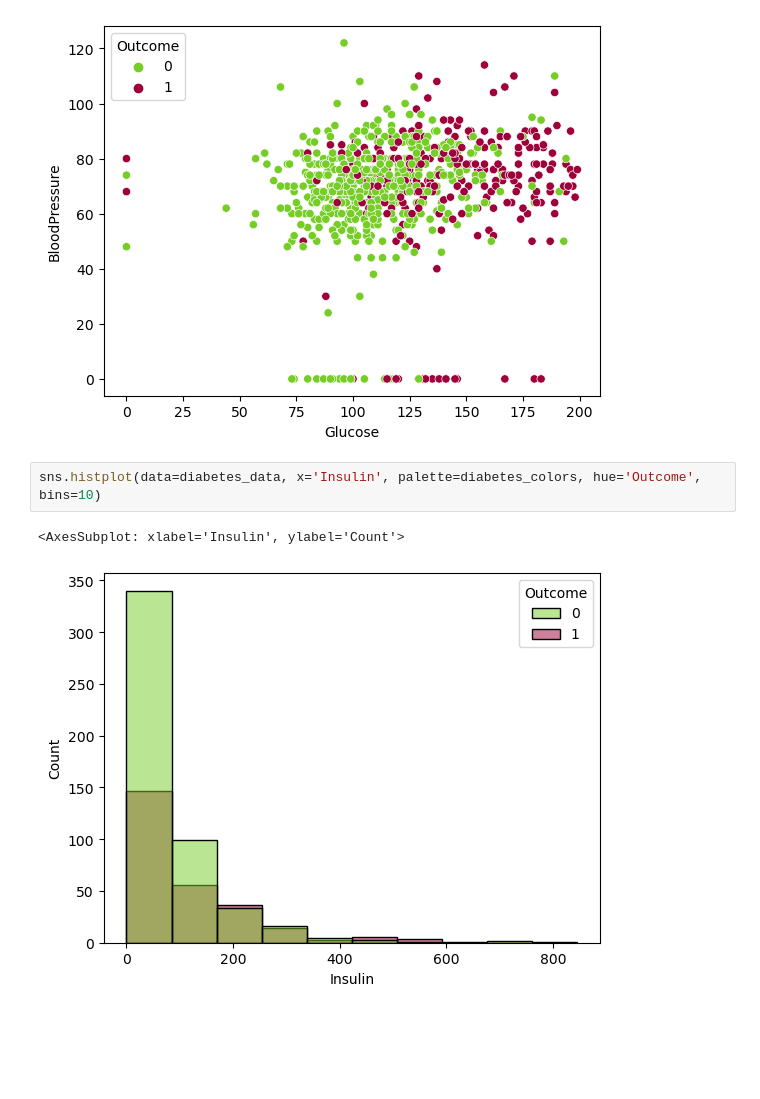
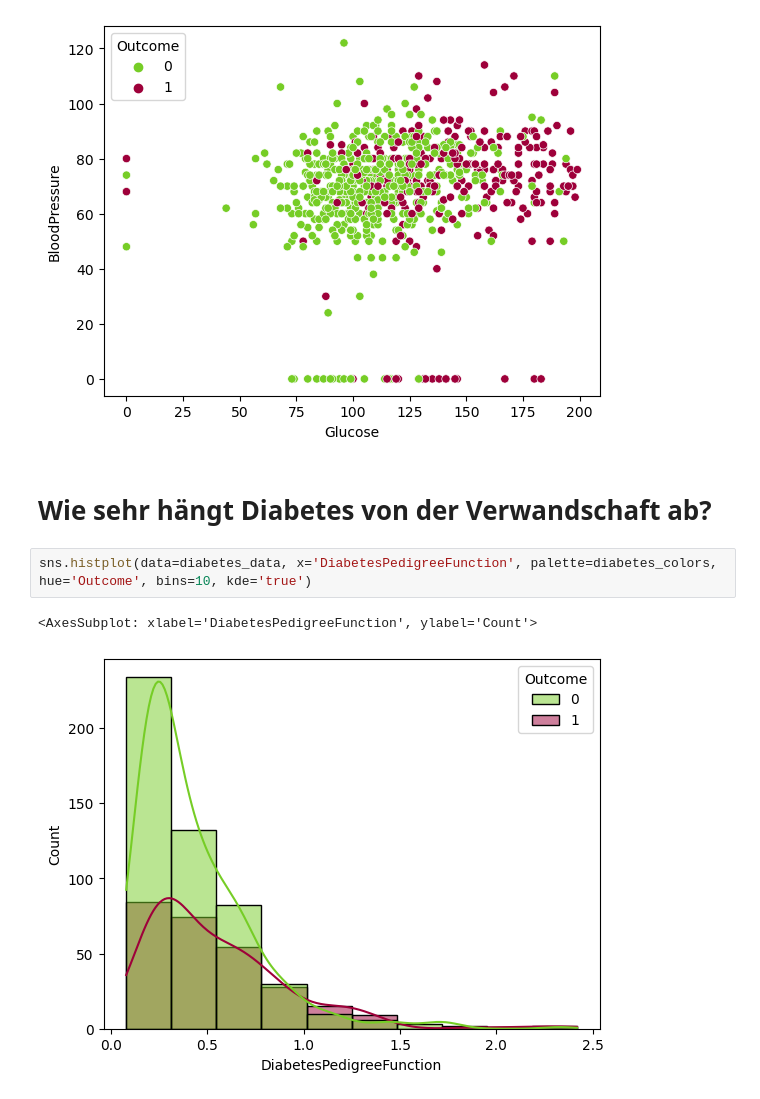
Before and after one commit to KoenigJulia/kids-project-diabetes, a Jupyter notebook: Visualization.ipynb, the cells around one changed output. Saved outputs shown, nothing was run; the diff lists cells and outputs as text; blank space fills up the shorter version.

```diff
--- a/Visualization.ipynb
+++ b/Visualization.ipynb
@@ -86,8 +77,10 @@ sns.scatterplot(data=diabetes_data, x="Glucose", y="BloodPressure",hue='Outcome'
 # %% [output]
 <AxesSubplot: xlabel='Glucose', ylabel='BloodPressure'>
 [figure]
+# %% [markdown]
+# Wie sehr hängt Diabetes von der Verwandschaft ab?
 # %%
-sns.histplot(data=diabetes_data, x='Insulin', palette=diabetes_colors, hue='Outcome', bins=10)
+sns.histplot(data=diabetes_data, x='DiabetesPedigreeFunction', palette=diabetes_colors, hue='Outcome', bins=10, kde='true')
 # %% [output]
-<AxesSubplot: xlabel='Insulin', ylabel='Count'>
+<AxesSubplot: xlabel='DiabetesPedigreeFunction', ylabel='Count'>
-[figure, old version]
+[figure, new version]
```
Also changed, not shown: parts of 22 cells of this notebook.
